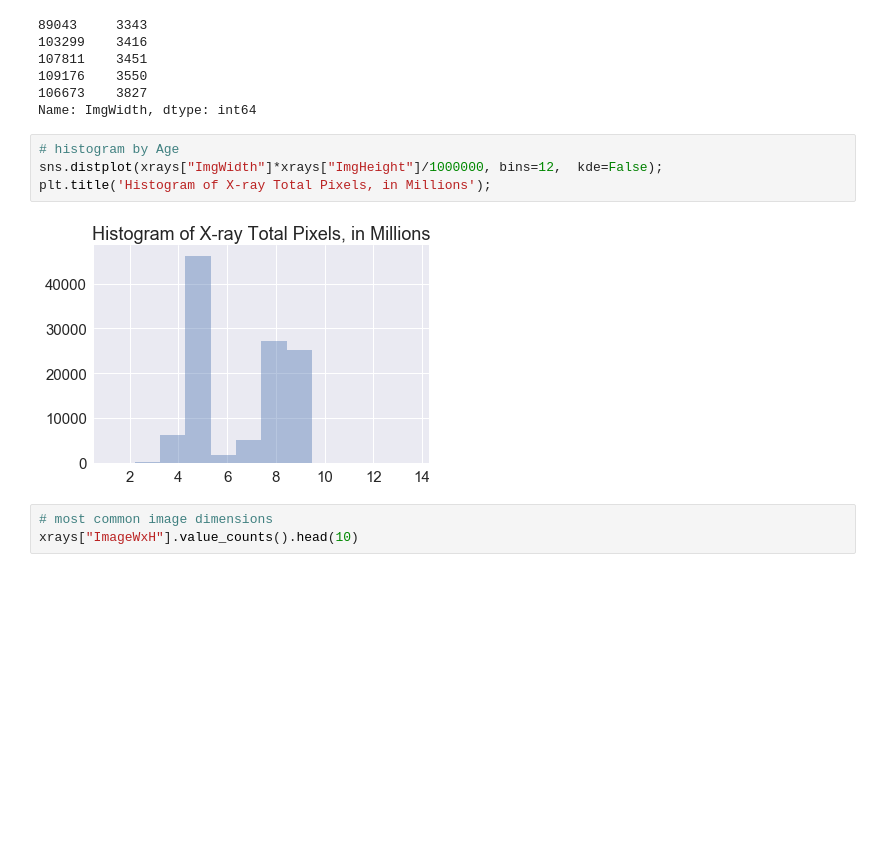
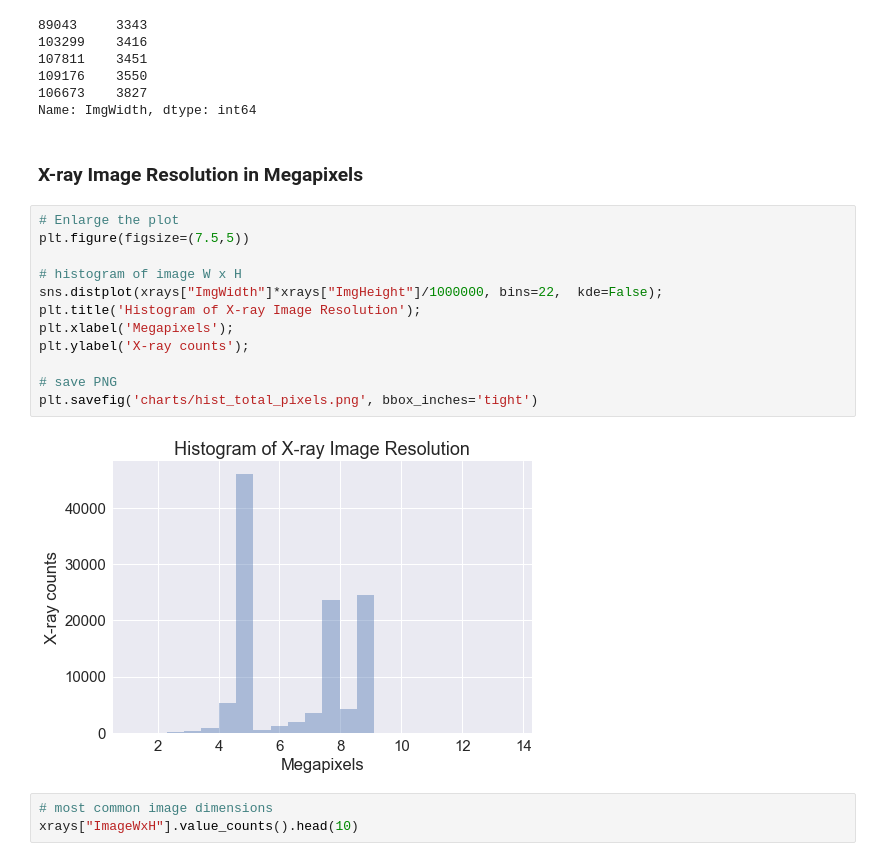
Before and after one commit to carterstowell/xray-vision, a Jupyter notebook: EDA/CXR-14_EDA.ipynb, the cells around one changed output. Cells and saved outputs as stored; diff of their text form; blank space fills up the shorter version.

Commit message:
More EDA
Refined correlations, improved resolution chart, added example patient history

```diff
--- a/EDA/CXR-14_EDA.ipynb
+++ b/EDA/CXR-14_EDA.ipynb
@@ -501,12 +507,22 @@ xrays["ImgWidth"].sort_values().tail()
 109176    3550
 106673    3827
 Name: ImgWidth, dtype: int64
+# %% [markdown]
+### X-ray Image Resolution in Megapixels
 # %%
-# histogram by Age
-sns.distplot(xrays["ImgWidth"]*xrays["ImgHeight"]/1000000, bins=12,  kde=False);
-plt.title('Histogram of X-ray Total Pixels, in Millions');
+# Enlarge the plot
+plt.figure(figsize=(7.5,5))
+
+# histogram of image W x H
+sns.distplot(xrays["ImgWidth"]*xrays["ImgHeight"]/1000000, bins=22,  kde=False);
+plt.title('Histogram of X-ray Image Resolution');
+plt.xlabel('Megapixels');
+plt.ylabel('X-ray counts');
+
+# save PNG
+plt.savefig('charts/hist_total_pixels.png', bbox_inches='tight')
 # %% [output]
-[figure, old version]
+[figure, new version]
 # %%
 # most common image dimensions
 xrays["ImageWxH"].value_counts().head(10)
```
Also changed, not shown: parts of 7 cells of this notebook.
